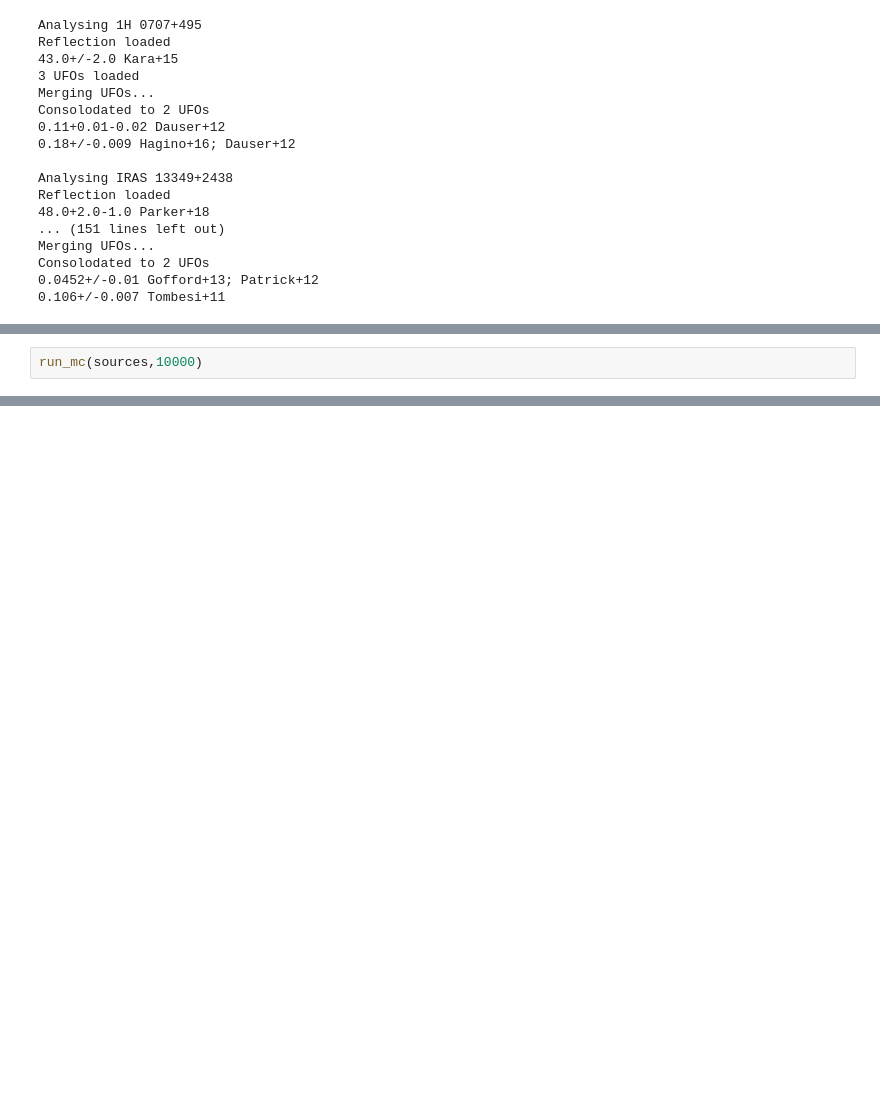
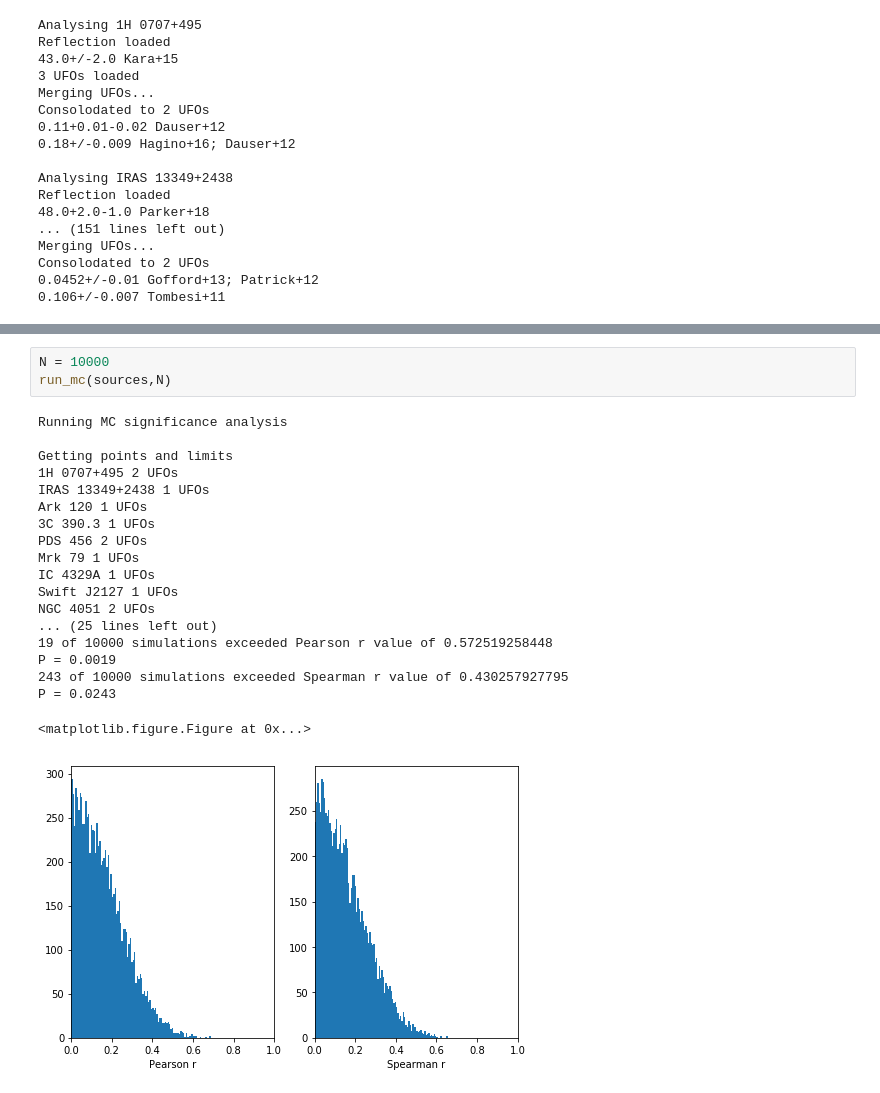
Before and after one commit to M-L-Parker/UFO_inclinations, a Jupyter notebook: Correlation_Analysis.ipynb, the cells around one changed output, grey strips where cells are left out. Drawn from its saved outputs; the diff is of its cells as text; blank space fills up the shorter version.

```diff
--- a/Correlation_Analysis.ipynb
+++ b/Correlation_Analysis.ipynb
@@ -54,2 +58,0 @@ Plotting
-# %%
-run_mc(sources,10000)
@@ -55,0 +64,23 @@ run_mc(sources,10000)
+# %%
+N = 10000
+run_mc(sources,N)
+# %% [output]
+Running MC significance analysis
+
+Getting points and limits
+1H 0707+495 2 UFOs
+IRAS 13349+2438 1 UFOs
+Ark 120 1 UFOs
+3C 390.3 1 UFOs
+PDS 456 2 UFOs
+Mrk 79 1 UFOs
+IC 4329A 1 UFOs
+Swift J2127 1 UFOs
+NGC 4051 2 UFOs
+... (25 lines left out)
+19 of 10000 simulations exceeded Pearson r value of 0.572519258448
+P = 0.0019
+243 of 10000 simulations exceeded Spearman r value of 0.430257927795
+P = 0.0243
+<matplotlib.figure.Figure at 0x...>
+[figure, added]
```
Also changed, not shown: parts of 3 cells of this notebook, 1 other file.
